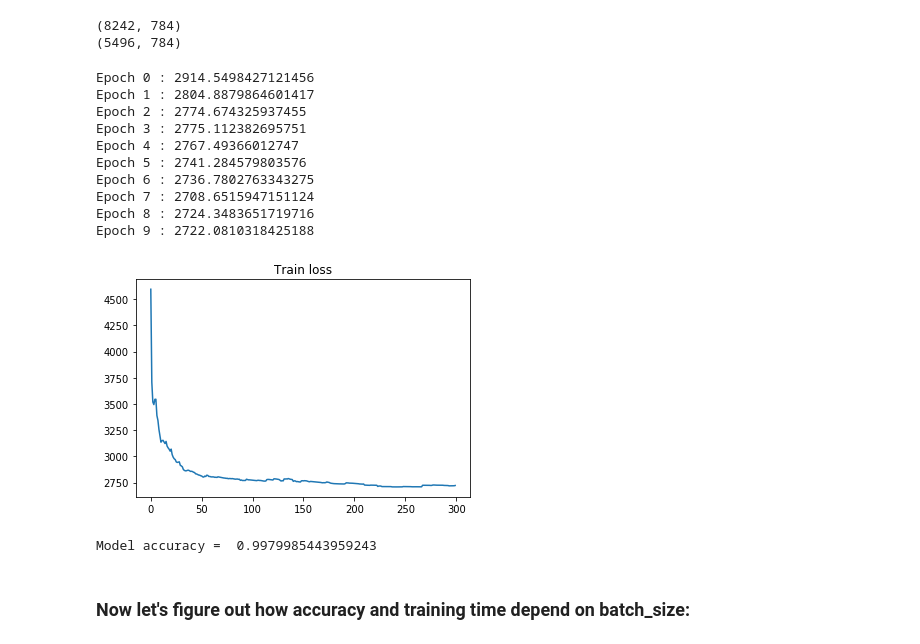
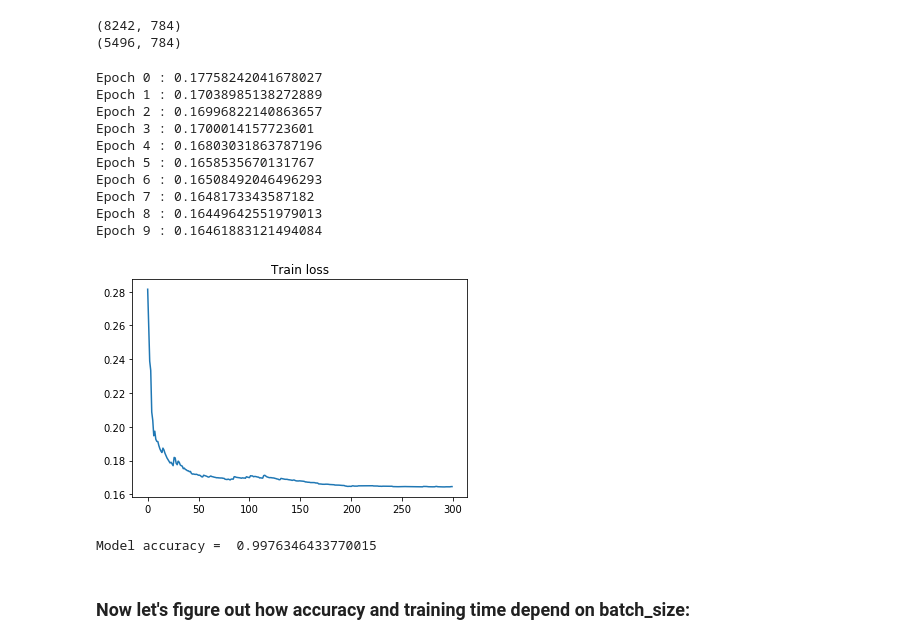
Before and after one commit to MR-Raven/Machine-Learning, a Jupyter notebook: Linear_models__gradient_descent.ipynb, the cells around one changed output. Saved outputs shown, nothing was run; the diff lists cells and outputs as text; code cells hidden in the pictures.

```diff
--- a/Linear_models__gradient_descent.ipynb
+++ b/Linear_models__gradient_descent.ipynb
@@ -327,14 +327,15 @@ def grad(features):
     y = features[1]
     return np.array([-2*(1-x) - 400*(y-x**2)*x, 200*(y-x**2)])
 # %%
-learning_rate = 0.0001
-iterations_num = 5000
+learning_rate = 0.001
+iterations_num = 15000
 
 points = np.zeros([iterations_num, 2])
 features = np.random.rand(2)
+print("Initialized:", features)
 for i in range(iterations_num):
     points[i] = features
     features = features - learning_rate*grad(features)
     #print(i, '-', features)
-print(features)
+print("Found:", features)
 # %% [output]
@@ -356,5 +357,13 @@ CS = ax.contour(X, Y, Z, levels)
 ax.clabel(CS, inline=1, fontsize=8)
 ax.set_title('Gradient descent convergence')
 plt.plot(points[:, 0], points[:, 1], 'ro', color='orange')
+
+ax.plot(features[0], features[1], 'r*', markersize=15)
+
+for i in range(1, len(points) - 1):
+    ax.annotate('', xy=points[i], xytext=points[i-1],
+               arrowprops={'arrowstyle': '->', 'color': 'r', 'lw': 1},
+               va='center', ha='center')
+
 plt.show()
 # %% [output]
@@ -489,7 +498,8 @@ def get_accuracy(preds, y):
     return np.sum(preds==y)/len(y)
 # %%
 def logLoss(X, W, Y):
-    return np.sum(np.log(1 + np.exp(-Y * (X @ np.transpose(W)))))
+    examples_num = len(X)
+    return np.sum(np.log(1 + np.exp(-Y * (X @ np.transpose(W)))))/(2*examples_num)
 
 def sigmoid(x):
     return 1/(1+np.exp(-x))
@@ -534,28 +544,29 @@ for epoch in range(epochs_num):
 
     print("Epoch", epoch, ":", logLoss(x_train, w, y_train))
 # %% [output]
-Epoch 0 : 2914.5498427121456
-Epoch 1 : 2804.8879864601417
-Epoch 2 : 2774.674325937455
-Epoch 3 : 2775.112382695751
-Epoch 4 : 2767.49366012747
-Epoch 5 : 2741.284579803576
-Epoch 6 : 2736.7802763343275
-Epoch 7 : 2708.6515947151124
-Epoch 8 : 2724.3483651719716
-Epoch 9 : 2722.0810318425188
+Epoch 0 : 0.17758242041678027
+Epoch 1 : 0.17038985138272889
+Epoch 2 : 0.16996822140863657
+Epoch 3 : 0.1700014157723601
+Epoch 4 : 0.16803031863787196
+Epoch 5 : 0.1658535670131767
+Epoch 6 : 0.16508492046496293
+Epoch 7 : 0.1648173343587182
+Epoch 8 : 0.16449642551979013
+Epoch 9 : 0.16461883121494084
 # %%
 iterations = np.arange(iterations_per_epoch*epochs_num)
 plt.title("Train loss")
+plt.xlabel('Iterations number')
 plt.plot(iterations, train_loss)
 plt.show()
 # %% [output]
-[figure, old version]
+[figure, new version]
 # %%
 preds = (sigmoid(x_test@np.transpose(w)))
 preds = np.array((preds > 0.5), dtype=np.int32)
 print("Model accuracy = ", get_accuracy(preds, y_test))
 # %% [output]
-Model accuracy =  0.9979985443959243
+Model accuracy =  0.9976346433770015
 # %% [markdown]
 ### Now let's figure out how accuracy and training time depend on batch_size:
```
Also changed, not shown: parts of 45 cells of this notebook.
